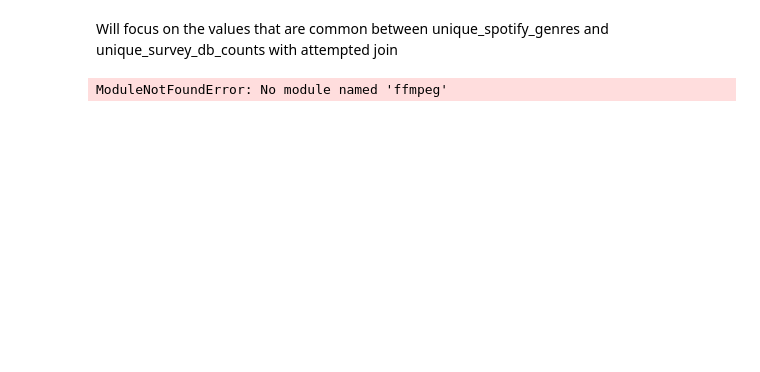
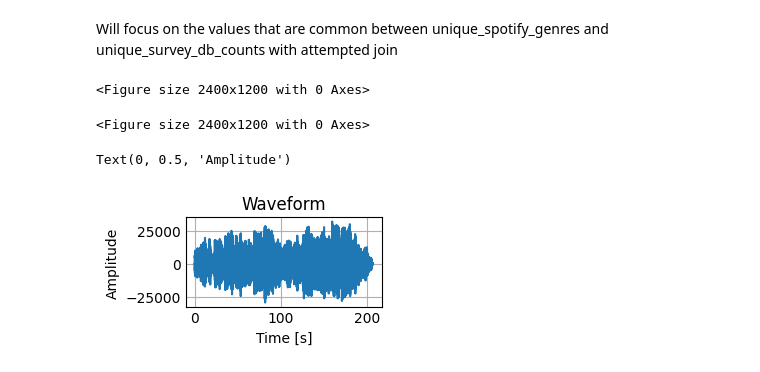
Before and after one commit to luckycarms/Music, a Jupyter notebook: music copy2.ipynb, the cells around one changed output. Drawn from its saved outputs; the diff is of its cells as text; code cells hidden in the pictures; blank space fills up the shorter version.

```diff
--- a/music copy2.ipynb
+++ b/music copy2.ipynb
@@ -566,14 +592,2 @@ with attempted join
-# %%
-import ffmpeg
-
-input_file = 'Unforgettable.wav'
-output_file = 'converted_audio.wav'
-
-# Convert to PCM WAV format using FFmpeg
-ffmpeg.input(input_file).output(output_file, acodec='pcm_s16le').run()
-
-print("File converted successfully")
-# %% [output]
-ModuleNotFoundError: No module named 'ffmpeg'
 # %%
 # Load audio file
@@ -596,0 +595,24 @@ plt.show()
+# %%
+
+
+rate, data = wavfile.read('NatKingColeNatalie-Unforgetable.wav')
+
+# Step 2: Plot the waveform (time-domain representation)
+plt.figure(figsize=(24, 12))
+# %% [output]
+<Figure size 2400x1200 with 0 Axes>
+<Figure size 2400x1200 with 0 Axes>
+# %%
+# If stereo audio, only plot one channel (assuming data is 2D)
+if len(data.shape) > 1:
+    data = data[:, 0]  # Use the first channel
+
+time = np.arange(len(data)) / rate  # time in seconds
+plt.subplot(2, 1, 1)
+plt.plot(time, data)
+plt.title('Waveform')
+plt.xlabel('Time [s]')
+plt.ylabel('Amplitude')
+# %% [output]
+Text(0, 0.5, 'Amplitude')
+[figure, added]
```
Also changed, not shown: parts of 30 cells of this notebook, 13 other files.
